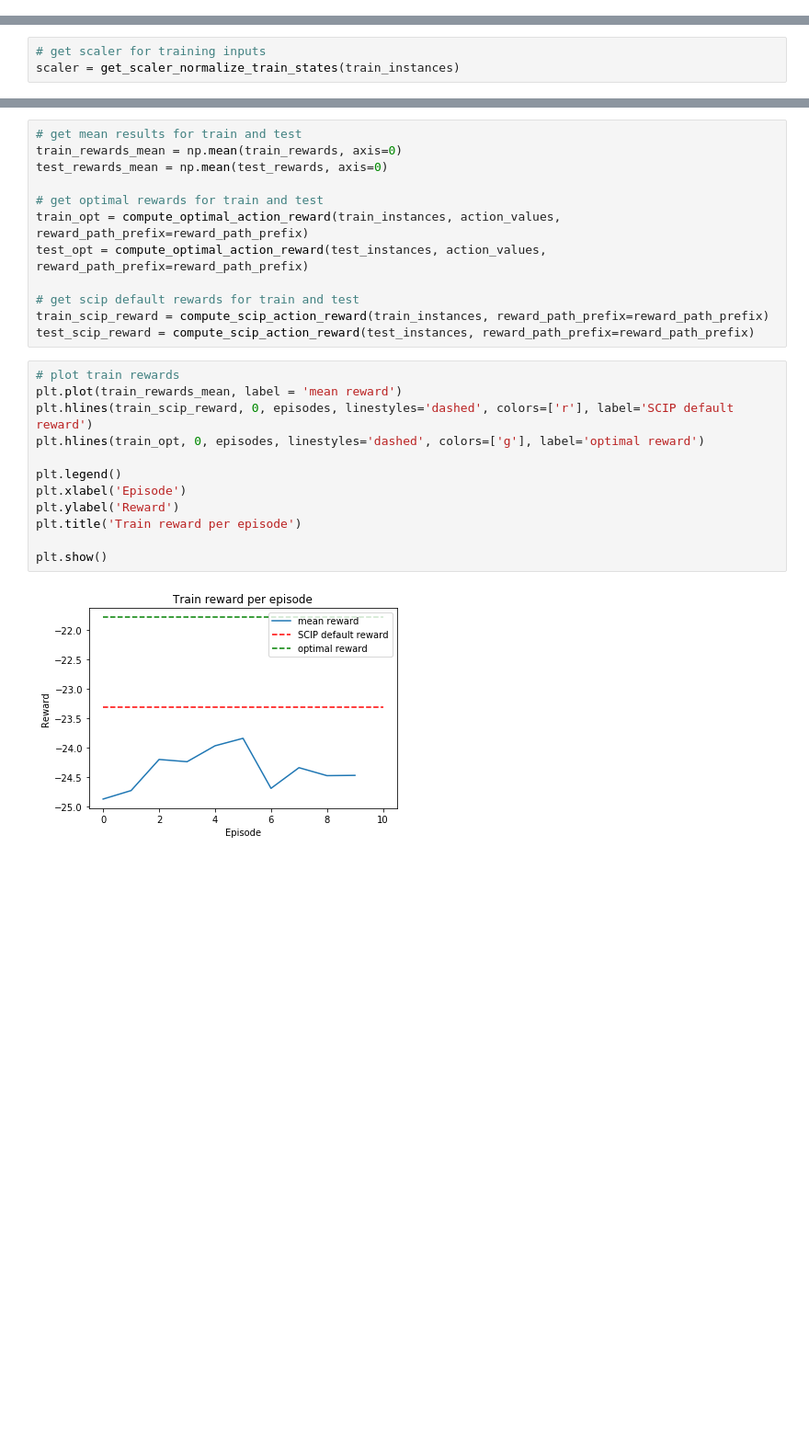
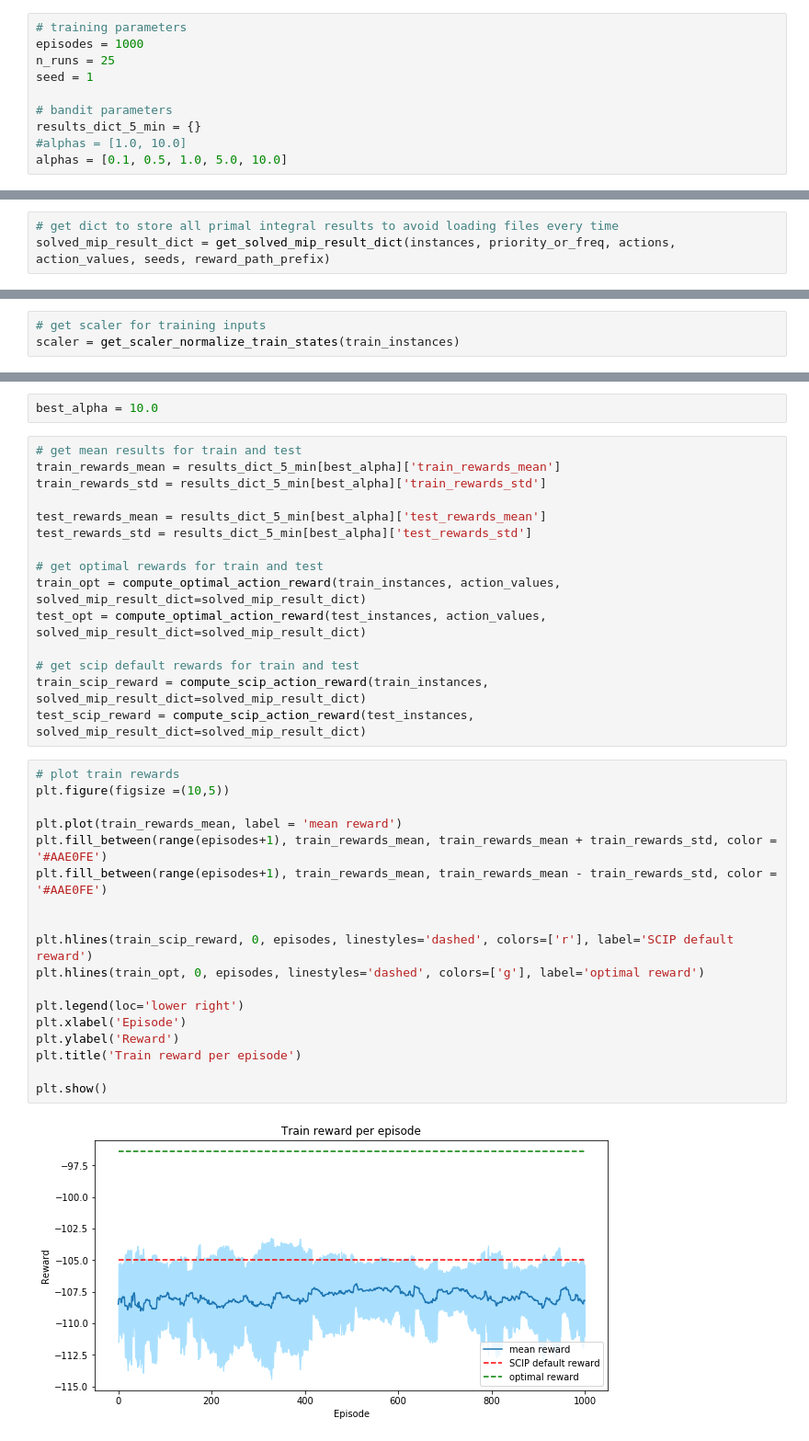
Before and after one commit to jdumouchelle/scip_bandit, a Jupyter notebook: src/run_lin_ucb.ipynb, the cells around one changed output, grey strips where cells are left out. Shown: that part at 92% size. Saved outputs shown, nothing was run; the diff lists cells and outputs as text; blank space fills up the shorter version.

Commit message:
minor fixes + commit with results in report

```diff
--- a/src/run_lin_ucb.ipynb
+++ b/src/run_lin_ucb.ipynb
@@ -50,3 +41,13 @@ bandit = LinUCB(action_values, state_dim, alpha)
+# %%
+# training parameters
+episodes = 1000
+n_runs = 25
+seed = 1
+
+# bandit parameters
+results_dict_5_min = {}
+#alphas = [1.0, 10.0]
+alphas = [0.1, 0.5, 1.0, 5.0, 10.0]
 # %%
 # load instances
 instances = get_instances(actions = actions,
@@ -57,6 +58,9 @@ instances = get_instances(actions = actions,
                           max_rows = max_rows,
                           max_cols = max_cols,
                           reward_path_prefix = reward_path_prefix)
+# %%
+# get dict to store all primal integral results to avoid loading files every time
+solved_mip_result_dict = get_solved_mip_result_dict(instances, priority_or_freq, actions, action_values, seeds, reward_path_prefix)
 # %%
 # get train/test split
 train_instances, test_instances = get_train_test_split(instances, seed=seed)
@@ -126,28 +177,39 @@ Run: 10
+# %%
+best_alpha = 10.0
 # %%
 # get mean results for train and test
-train_rewards_mean = np.mean(train_rewards, axis=0)
-test_rewards_mean = np.mean(test_rewards, axis=0)
+train_rewards_mean = results_dict_5_min[best_alpha]['train_rewards_mean']
+train_rewards_std = results_dict_5_min[best_alpha]['train_rewards_std']
+
+test_rewards_mean = results_dict_5_min[best_alpha]['test_rewards_mean']
+test_rewards_std = results_dict_5_min[best_alpha]['test_rewards_std']
 
 # get optimal rewards for train and test
-train_opt = compute_optimal_action_reward(train_instances, action_values, reward_path_prefix=reward_path_prefix)
-test_opt = compute_optimal_action_reward(test_instances, action_values, reward_path_prefix=reward_path_prefix)
+train_opt = compute_optimal_action_reward(train_instances, action_values, solved_mip_result_dict=solved_mip_result_dict)
+test_opt = compute_optimal_action_reward(test_instances, action_values, solved_mip_result_dict=solved_mip_result_dict)
 
 # get scip default rewards for train and test
-train_scip_reward = compute_scip_action_reward(train_instances, reward_path_prefix=reward_path_prefix)
-test_scip_reward = compute_scip_action_reward(test_instances, reward_path_prefix=reward_path_prefix)
+train_scip_reward = compute_scip_action_reward(train_instances, solved_mip_result_dict=solved_mip_result_dict)
+test_scip_reward = compute_scip_action_reward(test_instances, solved_mip_result_dict=solved_mip_result_dict)
 # %%
 # plot train rewards
+plt.figure(figsize =(10,5))
+
 plt.plot(train_rewards_mean, label = 'mean reward')
+plt.fill_between(range(episodes+1), train_rewards_mean, train_rewards_mean + train_rewards_std, color = '#AAE0FE')
+plt.fill_between(range(episodes+1), train_rewards_mean, train_rewards_mean - train_rewards_std, color = '#AAE0FE')
+
+
 plt.hlines(train_scip_reward, 0, episodes, linestyles='dashed', colors=['r'], label='SCIP default reward')
 plt.hlines(train_opt, 0, episodes, linestyles='dashed', colors=['g'], label='optimal reward')
 
-plt.legend()
+plt.legend(loc='lower right')
 plt.xlabel('Episode')
 plt.ylabel('Reward')
 plt.title('Train reward per episode')
 
 plt.show()
 # %% [output]
-[figure, old version]
+[figure, new version]
 # %%
 # plot test rewards
```
Also changed, not shown: parts of 25 cells of this notebook, 3 other files.
